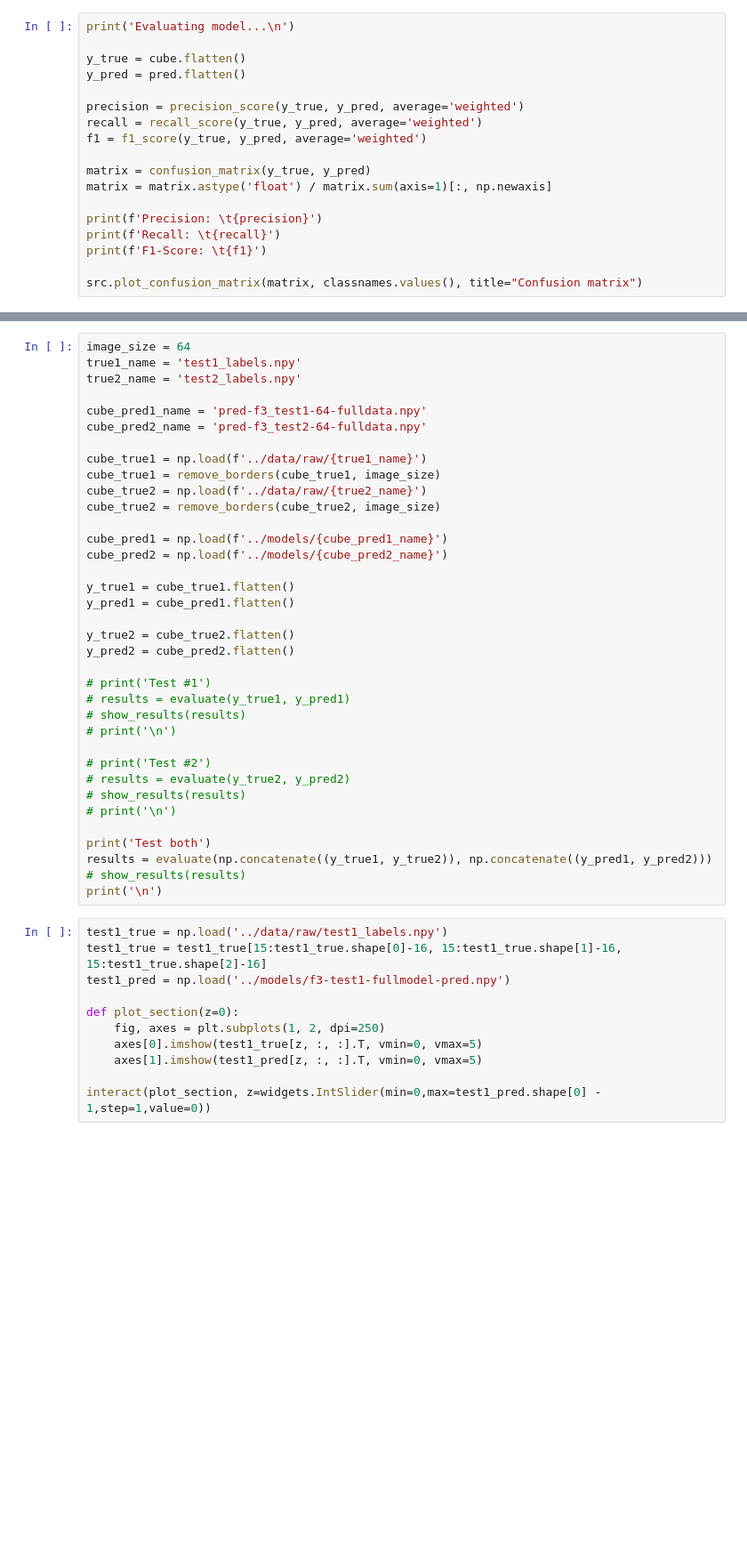
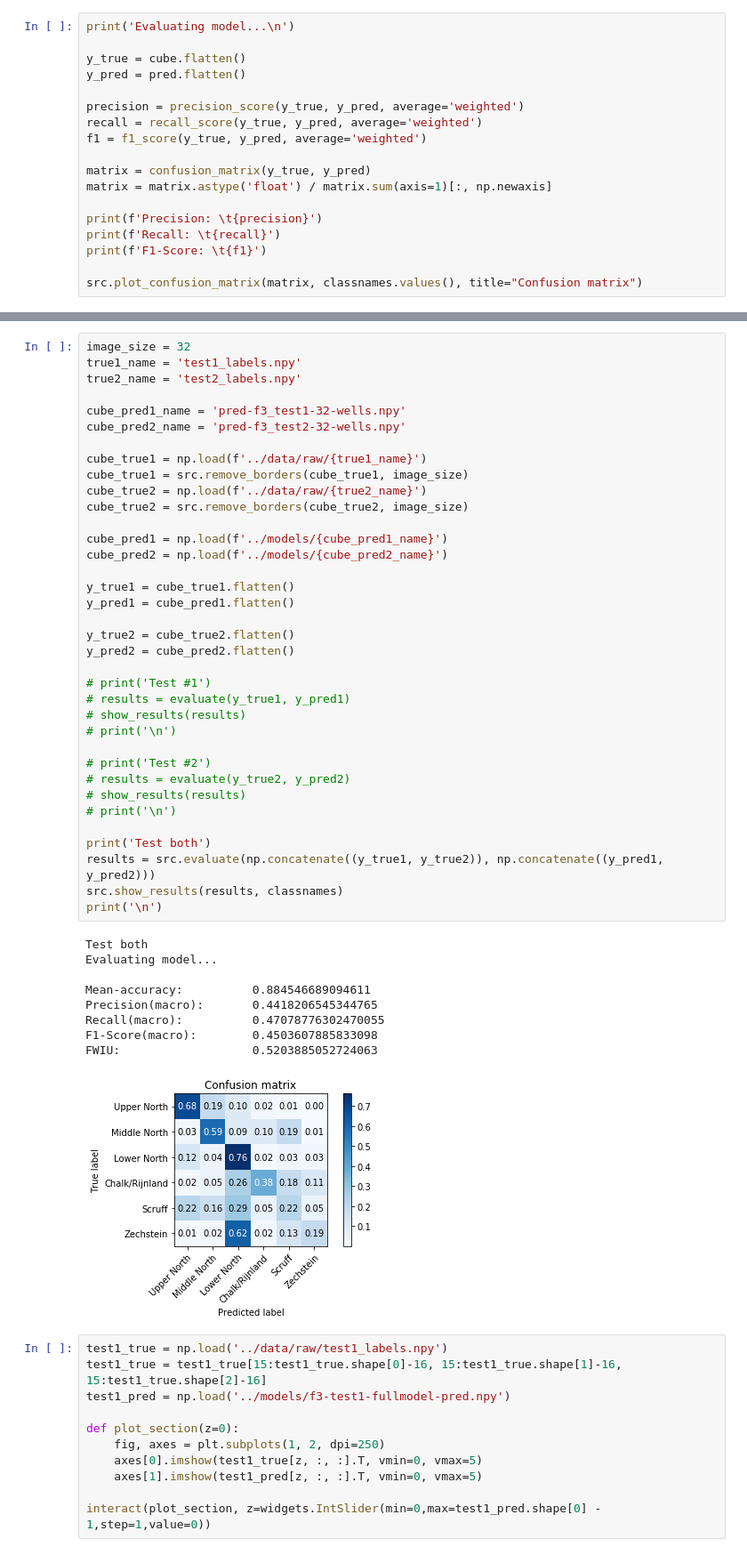
Before and after one commit to thurbridi/cnn-facies-classifier, a Jupyter notebook: notebooks/scratchpad.ipynb, the cells around one changed output, grey strips where cells are left out. Shown at 89% size. Saved outputs shown, nothing was run; the diff lists cells and outputs as text; blank space fills up the shorter version.

```diff
--- a/notebooks/scratchpad.ipynb
+++ b/notebooks/scratchpad.ipynb
@@ -253,39 +221,49 @@ def show_results(results):
 # %%
-image_size = 64
+image_size = 32
 true1_name = 'test1_labels.npy'
 true2_name = 'test2_labels.npy'
 
-cube_pred1_name = 'pred-f3_test1-64-fulldata.npy'
-cube_pred2_name = 'pred-f3_test2-64-fulldata.npy'
+cube_pred1_name = 'pred-f3_test1-32-wells.npy'
+cube_pred2_name = 'pred-f3_test2-32-wells.npy'
 
 cube_true1 = np.load(f'../data/raw/{true1_name}')
-cube_true1 = remove_borders(cube_true1, image_size)
+cube_true1 = src.remove_borders(cube_true1, image_size)
 cube_true2 = np.load(f'../data/raw/{true2_name}')
-cube_true2 = remove_borders(cube_true2, image_size)
+cube_true2 = src.remove_borders(cube_true2, image_size)
 
 cube_pred1 = np.load(f'../models/{cube_pred1_name}')
 cube_pred2 = np.load(f'../models/{cube_pred2_name}')
 
 y_true1 = cube_true1.flatten()
 y_pred1 = cube_pred1.flatten()
 
 y_true2 = cube_true2.flatten()
 y_pred2 = cube_pred2.flatten()
 
 # print('Test #1')
 # results = evaluate(y_true1, y_pred1)
 # show_results(results)
 # print('\n')
 
 # print('Test #2')
 # results = evaluate(y_true2, y_pred2)
 # show_results(results)
 # print('\n')
 
 print('Test both')
-results = evaluate(np.concatenate((y_true1, y_true2)), np.concatenate((y_pred1, y_pred2)))
-# show_results(results)
+results = src.evaluate(np.concatenate((y_true1, y_true2)), np.concatenate((y_pred1, y_pred2)))
+src.show_results(results, classnames)
 print('\n')
+# %% [output]
+Test both
+Evaluating model...
+
+Mean-accuracy:          0.884546689094611
+Precision(macro):       0.4418206545344765
+Recall(macro):          0.47078776302470055
+F1-Score(macro):        0.4503607885833098
+FWIU:                   0.5203885052724063
+[figure, added]
 # %%
 test1_true = np.load('../data/raw/test1_labels.npy')
 test1_true = test1_true[15:test1_true.shape[0]-16, 15:test1_true.shape[1]-16, 15:test1_true.shape[2]-16]
```
Also changed, not shown: parts of 4 cells of this notebook, 5 other files.
